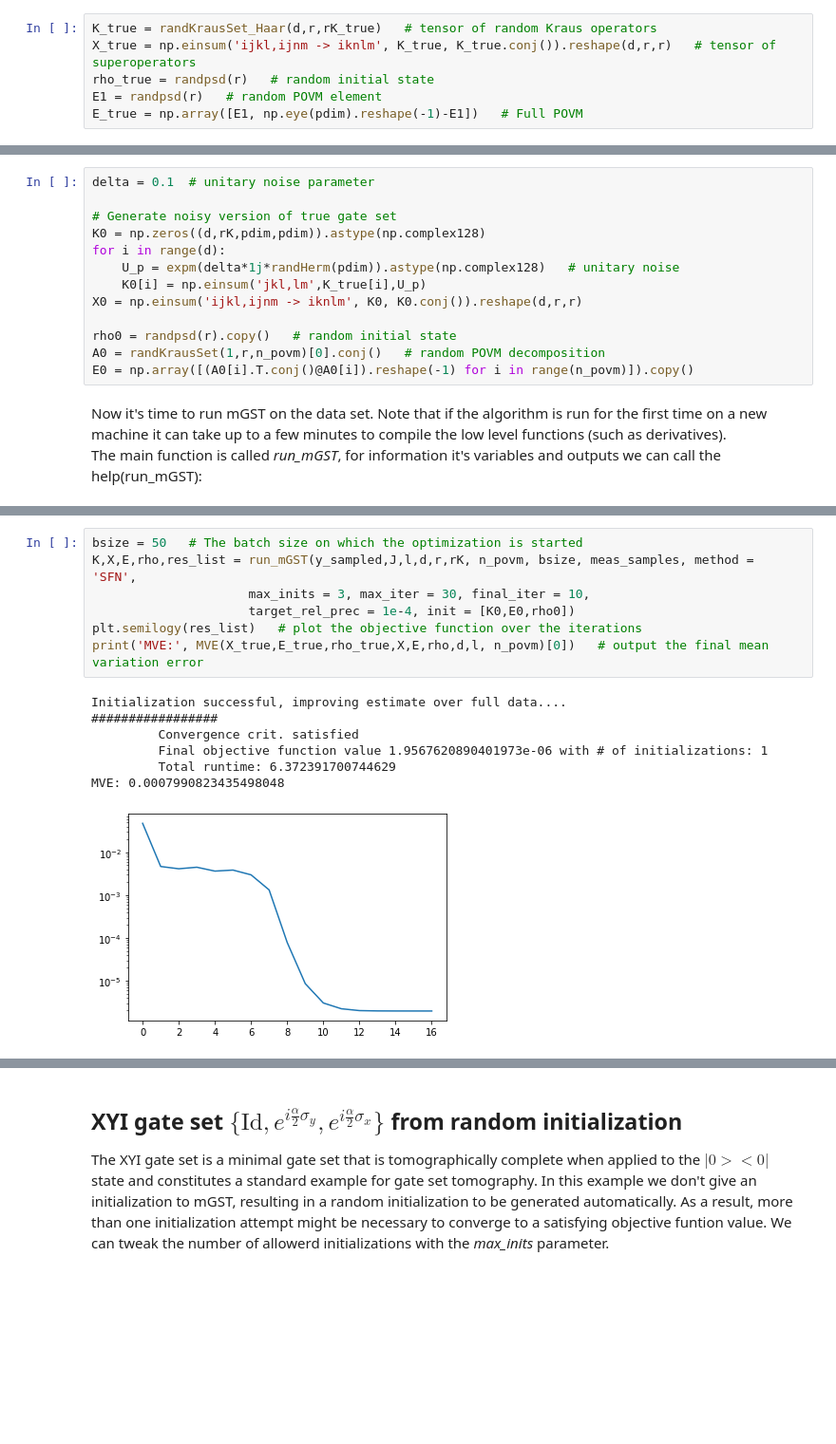
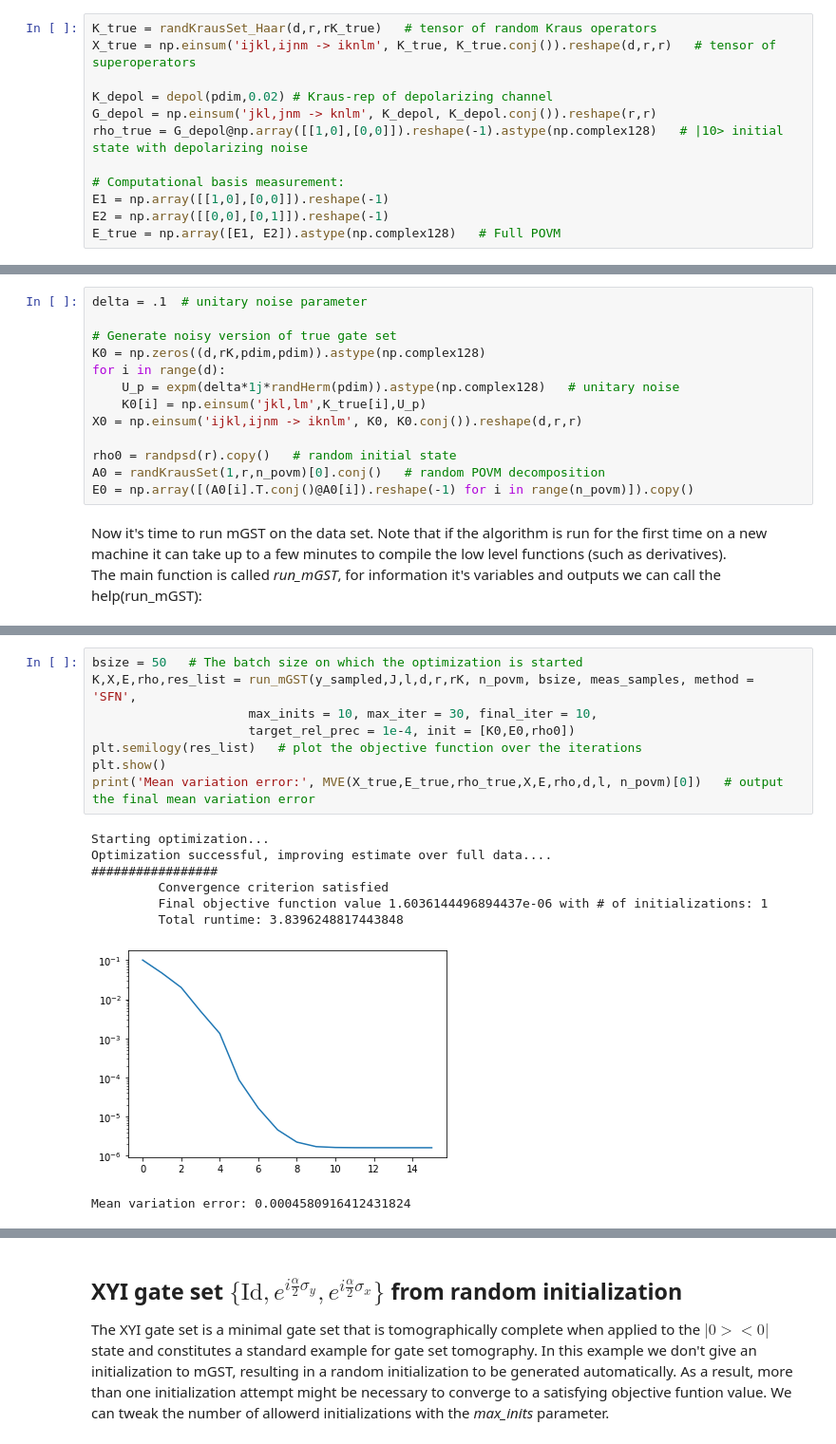
Before and after one commit to rabrie/mGST, a Jupyter notebook: Jupyter tutorials/Basic examples.ipynb, the cells around one changed output, grey strips where cells are left out. Shown at 95% size. Saved outputs shown, nothing was run; the diff lists cells and outputs as text; blank space fills up the shorter version.

```diff
--- a/Jupyter tutorials/Basic examples.ipynb
+++ b/Jupyter tutorials/Basic examples.ipynb
@@ -27,9 +41,15 @@ For the true state and measurement we can simply take a random positive semidefi
 # %%
 K_true = randKrausSet_Haar(d,r,rK_true)   # tensor of random Kraus operators
 X_true = np.einsum('ijkl,ijnm -> iknlm', K_true, K_true.conj()).reshape(d,r,r)   # tensor of superoperators
-rho_true = randpsd(r)   # random initial state
-E1 = randpsd(r)   # random POVM element
-E_true = np.array([E1, np.eye(pdim).reshape(-1)-E1])   # Full POVM
+
+K_depol = depol(pdim,0.02) # Kraus-rep of depolarizing channel
+G_depol = np.einsum('jkl,jnm -> knlm', K_depol, K_depol.conj()).reshape(r,r)
+rho_true = G_depol@np.array([[1,0],[0,0]]).reshape(-1).astype(np.complex128)   # |10> initial state with depolarizing noise
+
+# Computational basis measurement:
+E1 = np.array([[1,0],[0,0]]).reshape(-1)
+E2 = np.array([[0,0],[0,1]]).reshape(-1)
+E_true = np.array([E1, E2]).astype(np.complex128)   # Full POVM
 # %% [markdown]
 Next up we need some gate sequence instructions and simulated measurements. Each gate is identified by an index between 0 and d-1, meaning a gate sequences can most simply be represented by a list of gate indices. We write a full set containing *N* many sequence instructions as a numpy array *J* of shape *N* x *d*. The resulting state after each sequences is measured *meas_samples*-times with a POVM consisting of *n_povm* many alements. Therefore we will have *n_povm*-many estimated probabilites per sequences and we can collect all results in a numpy array *y* of shape *n_povm* x *N*.
 # %%
@@ -42,7 +62,7 @@ y_sampled = sampled_measurements(y,meas_samples).copy()   # simulate finite samp
 # %% [markdown]
 For our first test we use an initialitation where the state preparation and measurement are random, but the gate are just rotated versions of the ideal gates.
 # %%
-delta = 0.1  # unitary noise parameter
+delta = .1  # unitary noise parameter
 
 # Generate noisy version of true gate set
 K0 = np.zeros((d,rK,pdim,pdim)).astype(np.complex128)
@@ -80,15 +82,17 @@ run_mGST(*args, method='SFN', max_inits=10, max_iter=200, final_iter=70, target_
 # %%
 bsize = 50   # The batch size on which the optimization is started
 K,X,E,rho,res_list = run_mGST(y_sampled,J,l,d,r,rK, n_povm, bsize, meas_samples, method = 'SFN',
-                     max_inits = 3, max_iter = 30, final_iter = 10,
+                     max_inits = 10, max_iter = 30, final_iter = 10,
                      target_rel_prec = 1e-4, init = [K0,E0,rho0])
 plt.semilogy(res_list)   # plot the objective function over the iterations
-print('MVE:', MVE(X_true,E_true,rho_true,X,E,rho,d,l, n_povm)[0])   # output the final mean variation error
+plt.show()
+print('Mean variation error:', MVE(X_true,E_true,rho_true,X,E,rho,d,l, n_povm)[0])   # output the final mean variation error
 # %% [output]
-Initialization successful, improving estimate over full data....
+Starting optimization...
+Optimization successful, improving estimate over full data....
 #################
-         Convergence crit. satisfied
-         Final objective function value 1.9567620890401973e-06 with # of initializations: 1
-         Total runtime: 6.372391700744629
-MVE: 0.0007990823435498048
+         Convergence criterion satisfied
+         Final objective function value 1.6036144496894437e-06 with # of initializations: 1
+         Total runtime: 3.8396248817443848
-[figure, old version]
+[figure, new version]
+Mean variation error: 0.0004580916412431824
```
Also changed, not shown: parts of 20 cells of this notebook.
